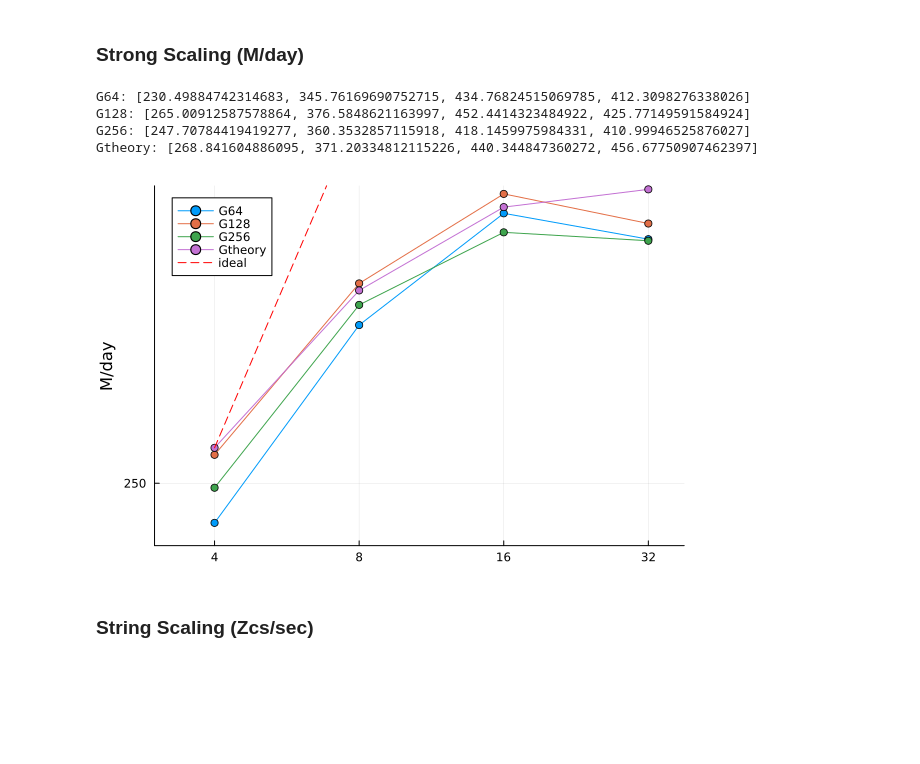
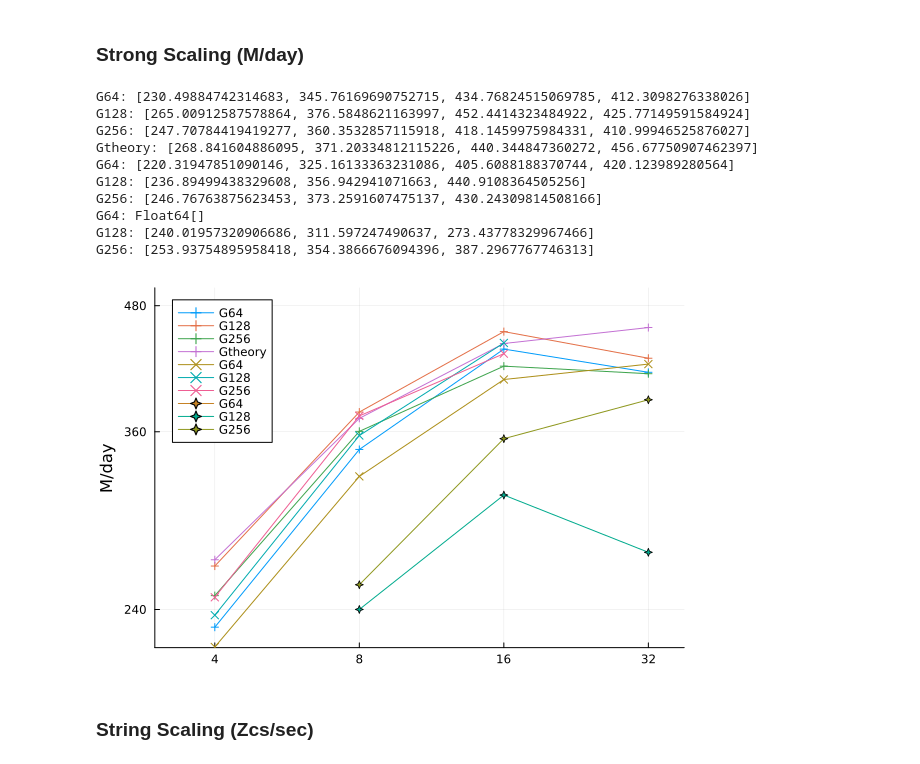
Before and after one commit to lwJi/ETK-Scaling-Tests, a Jupyter notebook: vista/ipynb/bbhDisk-Cowling.ipynb, the cells around one changed output. Cells and saved outputs as stored; diff of their text form; code cells hidden in the pictures; blank space fills up the shorter version.

Commit message:
vista: update bbhDisk-Cowling.ipynb

```diff
--- a/vista/ipynb/bbhDisk-Cowling.ipynb
+++ b/vista/ipynb/bbhDisk-Cowling.ipynb
@@ -16,41 +16,59 @@ patt_dirss = [
         #(r"Cow_L12_G256x320x96-N\d+-MPI\d+_r0000", "G256x320x96"),
         #(r"Cow_L12_GnGPU-N\d+-MPI\d+_r0000", "GnGPU"),
         (r"Cow_L12_Gtheory-N\d+-MPI\d+_r0000", "Gtheory"),
-    ], "../data/bbhDisk/bbhDisk-n256-v1"),
+    ], "../data/bbhDisk/bbhDisk-n256-v1", :cross),
+    ([
+        (r"Cow_L12_G64-N\d+-MPI\d+_r0000", "G64"),
+        (r"Cow_L12_G128-N\d+-MPI\d+_r0000", "G128"),
+        (r"Cow_L12_G256-N\d+-MPI\d+_r0000", "G256"),
+        #(r"Cow_L12_Gtheory-N\d+-MPI\d+_r0000", "Gtheory"),
+    ], "../data/bbhDisk/bbhDisk-n256-v2", :xcross),
+    ([
+        (r"Cow_L12_G64-N\d+-MPI\d+_r0000", "G64"),
+        (r"Cow_L12_G128-N\d+-MPI\d+_r0000", "G128"),
+        (r"Cow_L12_G256-N\d+-MPI\d+_r0000", "G256"),
+        #(r"Cow_L12_Gtheory-N\d+-MPI\d+_r0000", "Gtheory"),
+    ], "../data/bbhDisk/bbhDisk-n320", :star4),
 ];
 # %% [markdown]
 ### Strong Scaling (M/day)
 # %%
-let plt = plot(ylabel="M/day", xscale=:log10, yscale=:log10, xlim=(3, 38), ylim=(220, 460), legend=:topleft)
+let plt = plot(ylabel="M/day", xscale=:log10, yscale=:log10, xlim=(3, 38), ylim=(220, 500), legend=:topleft)
     xs = [4, 8, 16, 32]
     xticks!(plt, xs, [string(n) for n in xs])
-    ys = [250, 500]
+    ys = [240, 360, 480]
     yticks!(plt, ys, [string(n) for n in ys])
 
     # Process datasets
-    for (patterns, parent_dir) in patt_dirss
+    for (patterns, parent_dir, mark) in patt_dirss
         # Load averages for the given patterns and directory
         (dats, labs) = Misc.load_avgs(patterns, parent_dir; option="TotalComputeTime")
 
         # Iterate through the loaded datasets
         for (i, dat) in enumerate(dats)
-            plot!(plt, dat[1], dat[2], label=labs[i], marker=:circle)
+            plot!(plt, dat[1], dat[2], label=labs[i], marker=mark)
             println("$(labs[i]): ", dat[2])
         end
 
-        # Add the "ideal" reference plot
-        x_ref, y_ref = dats[end]  # choose the last dataset as the reference
-        ideal_y = y_ref[1] .* (x_ref ./ x_ref[1])  # compute the ideal scaling line
-        plot!(plt, x_ref, ideal_y; label="ideal", linestyle=:dash, color=:red)
+        ## Add the "ideal" reference plot
+        #x_ref, y_ref = dats[end]  # choose the last dataset as the reference
+        #ideal_y = y_ref[1] .* (x_ref ./ x_ref[1])  # compute the ideal scaling line
+        #plot!(plt, x_ref, ideal_y; label="ideal", linestyle=:dash, color=:red)
     end
     display(plt)
 end
 # %% [output]
 G64: [230.49884742314683, 345.76169690752715, 434.76824515069785, 412.3098276338026]
 G128: [265.00912587578864, 376.5848621163997, 452.4414323484922, 425.77149591584924]
 G256: [247.70784419419277, 360.3532857115918, 418.1459975984331, 410.99946525876027]
 Gtheory: [268.841604886095, 371.20334812115226, 440.344847360272, 456.67750907462397]
+G64: [220.31947851090146, 325.16133363231086, 405.6088188370744, 420.123989280564]
+G128: [236.89499438329608, 356.942941071663, 440.9108364505256]
+G256: [246.76763875623453, 373.2591607475137, 430.24309814508166]
+G64: Float64[]
+G128: [240.01957320906686, 311.597247490637, 273.43778329967466]
+G256: [253.93754895958418, 354.3866676094396, 387.2967767746313]
-[figure, old version]
+[figure, new version]
 # %% [markdown]
 ### String Scaling (Zcs/sec)
 # %%
```
Also changed, not shown: parts of 1 cell of this notebook.
